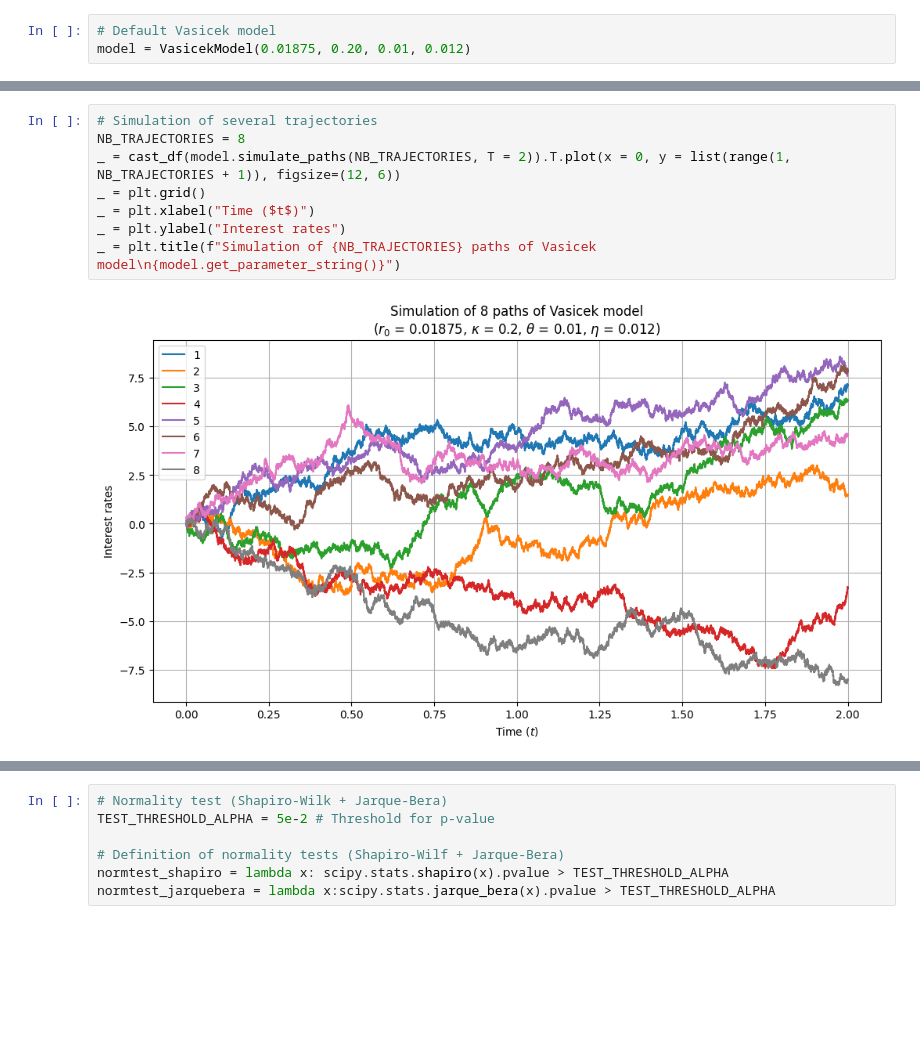
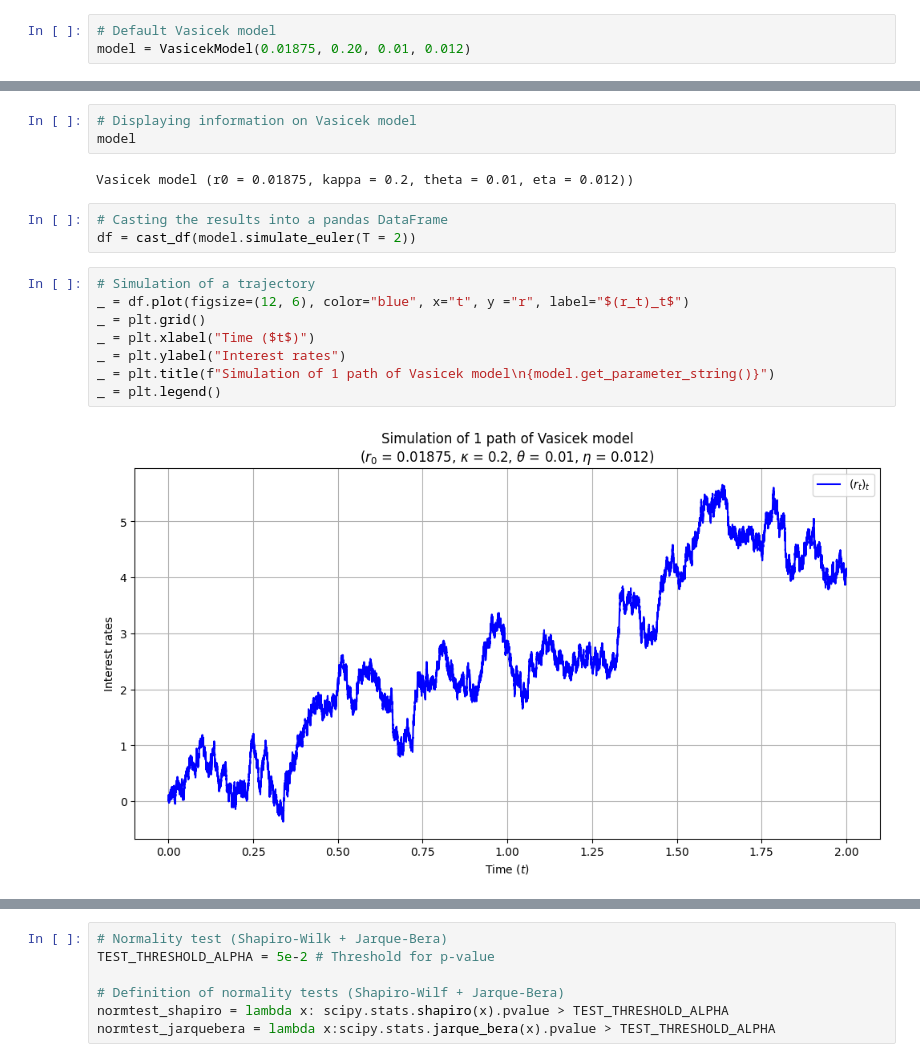
Before and after one commit to lcsrodriguez/CuttingEdge-Milliman, a Jupyter notebook: main.ipynb, the cells around one changed output, grey strips where cells are left out. Saved outputs shown, nothing was run; the diff lists cells and outputs as text; blank space fills up the shorter version.

```diff
--- a/main.ipynb
+++ b/main.ipynb
@@ -160,10 +144,18 @@ _ = plt.title(f"Simulation of 1 path of Vasicek model\n{model.get_parameter_stri
-# %%
-# Simulation of several trajectories
-NB_TRAJECTORIES = 8
-_ = cast_df(model.simulate_paths(NB_TRAJECTORIES, T = 2)).T.plot(x = 0, y = list(range(1, NB_TRAJECTORIES + 1)), figsize=(12, 6))
-_ = plt.grid()
-_ = plt.xlabel("Time ($t$)")
-_ = plt.ylabel("Interest rates")
-_ = plt.title(f"Simulation of {NB_TRAJECTORIES} paths of Vasicek model\n{model.get_parameter_string()}")
-# %% [output]
-[figure, removed]
+# %%
+# Displaying information on Vasicek model
+model
+# %% [output]
+Vasicek model (r0 = 0.01875, kappa = 0.2, theta = 0.01, eta = 0.012))
+# %%
+# Casting the results into a pandas DataFrame
+df = cast_df(model.simulate_euler(T = 2))
+# %%
+# Simulation of a trajectory
+_ = df.plot(figsize=(12, 6), color="blue", x="t", y ="r", label="$(r_t)_t$")
+_ = plt.grid()
+_ = plt.xlabel("Time ($t$)")
+_ = plt.ylabel("Interest rates")
+_ = plt.title(f"Simulation of 1 path of Vasicek model\n{model.get_parameter_string()}")
+_ = plt.legend()
+# %% [output]
+[figure, added]
```
Also changed, not shown: parts of 21 cells of this notebook.
